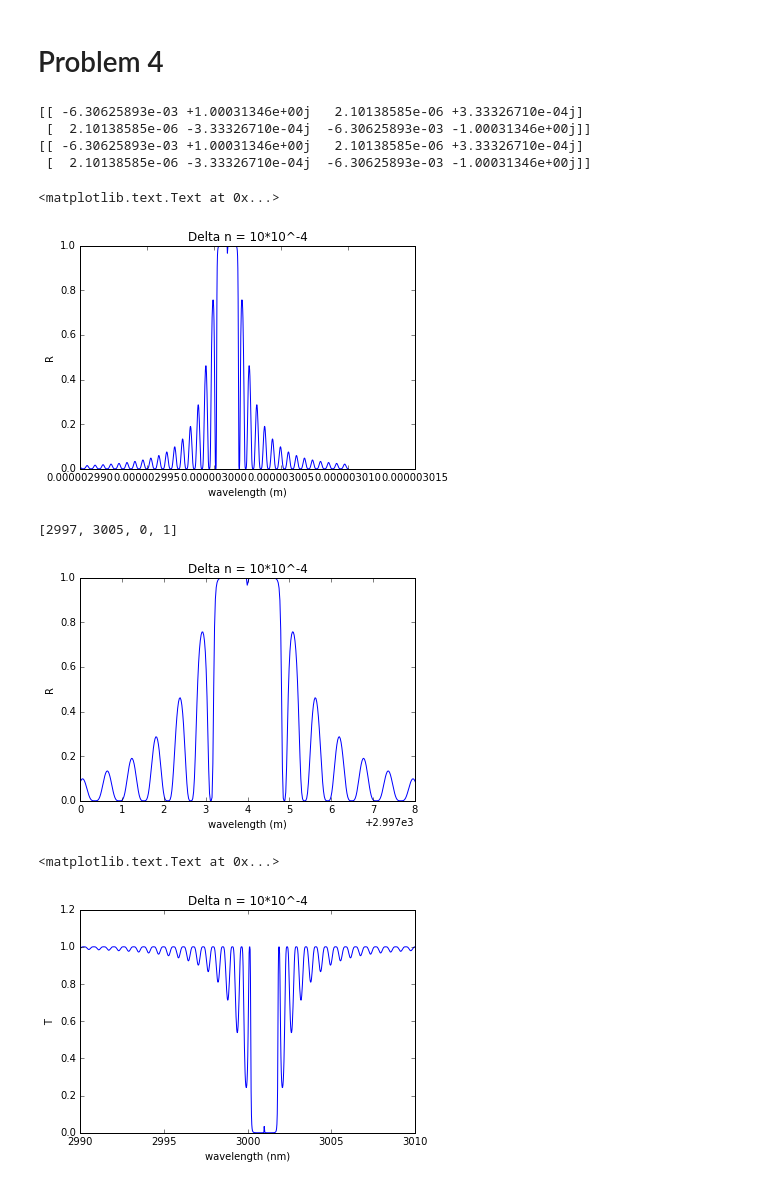
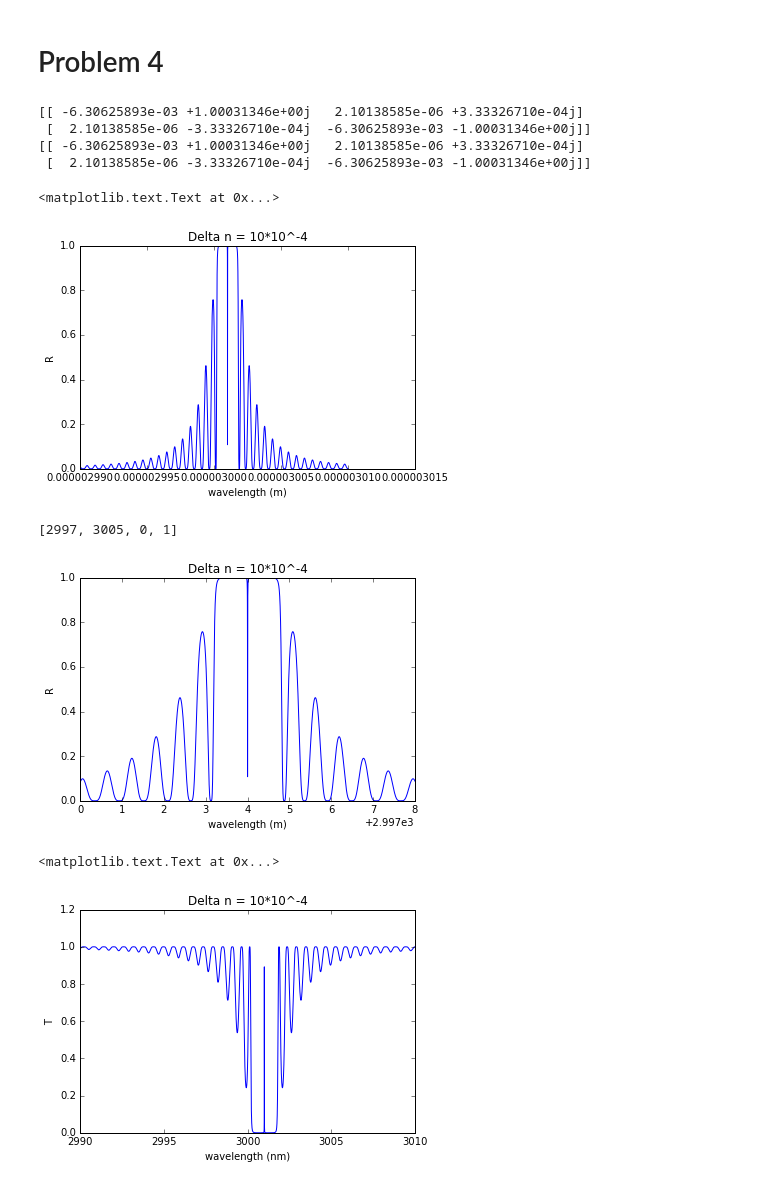
Before and after one commit to Vynas/ECE1232_Grating_Project, a Jupyter notebook: ECE1232_Grating_Project.ipynb, the cells around one changed output. Saved outputs shown, nothing was run; the diff lists cells and outputs as text; code cells hidden in the pictures.

```diff
--- a/ECE1232_Grating_Project.ipynb
+++ b/ECE1232_Grating_Project.ipynb
@@ -954,7 +954,7 @@ t_12_array = np.array([[t_12_1],[t_12_2],[t_12_3],[t_12_4]])
 t_21_array = np.array([[t_21_1],[t_21_2],[t_21_3],[t_21_4]])
 period_length = 1*10**(-6)
 d = period_length/2
-size_of_array = 1000
+size_of_array = 10000
 wavelength = np.linspace(2990*10**-9,3010*10**-9,size_of_array)
 phi_z_1 = phi_z(n1,d,theta,wavelength)
 phi_z_2_4 = phi_z(n2_4,d,theta,wavelength)
@@ -1017,34 +1017,34 @@ while i < j:
     while k < m:
         M_temp2[k] = np.dot(M_temp2[k],M1[k])
         k+=1
     i += 1
 
 k = 0
 m = size_of_array
 while k < m:
     M_temp2[k] = np.dot(M_temp2[k],M_temp[k])
     k+=1
 
 j = size_of_array
 i = 0
 r_total4 = np.zeros(j, dtype=object)
 R_total4 = np.zeros(j, dtype=object)
 while i < j:
     r_total4[i] = M_temp2[i][1][0]/M_temp2[i][0][0]
     R_total4[i] = (np.absolute(r_total4[i]))**2
     i+=1
 
 plt.plot(wavelength, R_total4)
 plt.xlabel("wavelength (m)")
 plt.ylabel("R")
 plt.title("Delta n = 10*10^-4")
 # %% [output]
 [[ -6.30625893e-03 +1.00031346e+00j   2.10138585e-06 +3.33326710e-04j]
  [  2.10138585e-06 -3.33326710e-04j  -6.30625893e-03 -1.00031346e+00j]]
 [[ -6.30625893e-03 +1.00031346e+00j   2.10138585e-06 +3.33326710e-04j]
  [  2.10138585e-06 -3.33326710e-04j  -6.30625893e-03 -1.00031346e+00j]]
 <matplotlib.text.Text at 0x...>
-[figure, old version]
+[figure, new version]
 # %%
 plt.plot(wavelength*10**9, R_total4)
 plt.xlabel("wavelength (m)")
@@ -1053,7 +1053,7 @@ plt.title("Delta n = 10*10^-4")
 plt.axis([2997,3005,0,1])
 # %% [output]
 [2997, 3005, 0, 1]
-[figure, old version]
+[figure, new version]
 # %%
 j = size_of_array
 i = 0
@@ -1070,7 +1070,7 @@ plt.ylabel("T")
 plt.title("Delta n = 10*10^-4")
 # %% [output]
 <matplotlib.text.Text at 0x...>
-[figure, old version]
+[figure, new version]
 # %%
 plt.plot(wavelength*10**9, T_total4)
 plt.xlabel("wavelength (m)")
```
Also changed, not shown: parts of 1 cell of this notebook.
